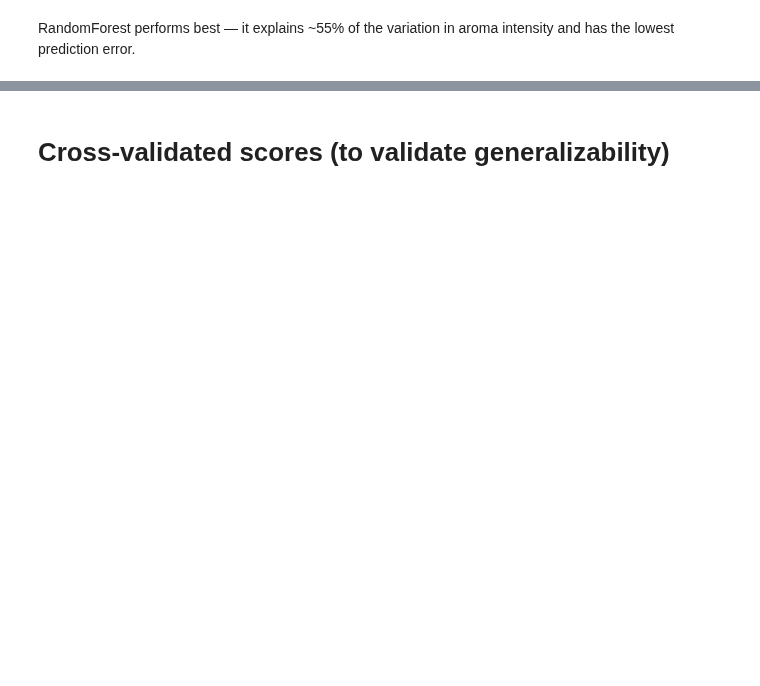
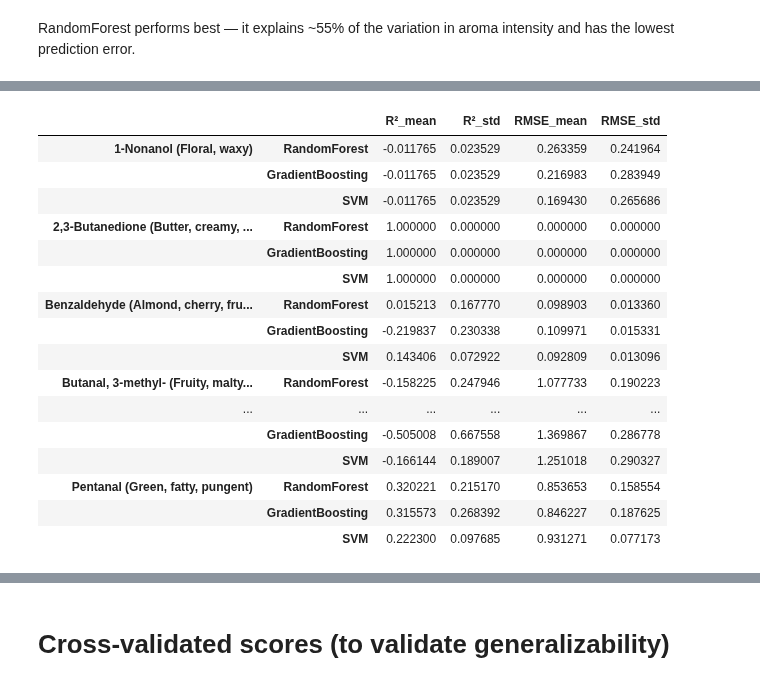
Before and after one commit to Fatemeh1362/internship, a Jupyter notebook: modified_genome_flavor-aroma_2.ipynb, the cells around one changed output, grey strips where cells are left out. Drawn from its saved outputs; the diff is of its cells as text; code cells hidden in the pictures; blank space fills up the shorter version.

```diff
--- a/modified_genome_flavor-aroma_2.ipynb
+++ b/modified_genome_flavor-aroma_2.ipynb
@@ -599,14 +601,6 @@ for aroma in aroma_cols:
 
         # Save results
         results[(aroma, name)] = {"r2": r2, "rmse": rmse}
-
-        # Optional: plot
-        sns.scatterplot(x=y_test, y=y_pred)
-        plt.xlabel("True")
-        plt.ylabel("Predicted")
-        plt.title(f"{name} - {aroma}")
-        plt.grid(True)
-        plt.show()
 # %% [output]
 [aroma] 1-Nonanol (Floral, waxy)
  - RandomForest: R²=0.000 | RMSE=0.082
@@ -705,0 +632,57 @@ SNPs are not strong predictors of exact aroma intensities
+# %%
+import numpy as np
+import pandas as pd
+from sklearn.ensemble import RandomForestRegressor, GradientBoostingRegressor
+from sklearn.svm import SVR
+from sklearn.model_selection import KFold, cross_val_score
+from sklearn.metrics import make_scorer, r2_score, mean_squared_error
+
+# Custom scorer for RMSE (since sklearn doesn’t provide it by default)
+def rmse_scorer(y_true, y_pred):
+    return np.sqrt(mean_squared_error(y_true, y_pred))
+
+rmse = make_scorer(rmse_scorer, greater_is_better=False)  # negative for consistency
+
+# Storage
+results_cv = {}
+
+# Loop over aromas
+for aroma in aroma_cols:
+    print(f"\n[aroma] {aroma}")
+
+    # Use top SNPs for this aroma
+    top_snps = top_hits.query("aroma == @aroma")["SNP"].unique().tolist()
+    if not top_snps:
+        print("No top SNPs found, skipping.")
+        continue
+
+    X = merged_clean[top_snps].copy().fillna(0).astype(float)
+    y = np.log1p(merged_clean[aroma].astype(float).clip(lower=0))
+
+    models = {
+        "RandomForest": RandomForestRegressor(n_estimators=200, random_state=42),
+        "GradientBoosting": GradientBoostingRegressor(n_estimators=200, learning_rate=0.05, random_state=42),
+        "SVM": SVR(kernel='rbf', C=1.0, epsilon=0.1)
+    }
+
+    for name, model in models.items():
+        # Cross-validation (5 folds)
+        kf = KFold(n_splits=5, shuffle=True, random_state=42)
+
+        r2_scores = cross_val_score(model, X, y, cv=kf, scoring="r2")
+        rmse_scores = -cross_val_score(model, X, y, cv=kf, scoring=rmse)
+
+        results_cv[(aroma, name)] = {
+            "R²_mean": np.mean(r2_scores),
+            "R²_std": np.std(r2_scores),
+            "RMSE_mean": np.mean(rmse_scores),
+            "RMSE_std": np.std(rmse_scores)
+        }
+
+        print(f" - {name}: R²={np.mean(r2_scores):.3f} ± {np.std(r2_scores):.3f} | "
+              f"RMSE={np.mean(rmse_scores):.3f} ± {np.std(rmse_scores):.3f}")
+
+# Results dataframe
+results_df_cv = pd.DataFrame(results_cv).T
+display(results_df_cv)
+# %% [output]
@@ -706 +706,18 @@ SNPs are not strong predictors of exact aroma intensities
+|  |  | R²_mean | R²_std | RMSE_mean | RMSE_std |
+| 1-Nonanol (Floral, waxy) | RandomForest | -0.011765 | 0.023529 | 0.263359 | 0.241964 |
+|  | GradientBoosting | -0.011765 | 0.023529 | 0.216983 | 0.283949 |
+|  | SVM | -0.011765 | 0.023529 | 0.169430 | 0.265686 |
+| 2,3-Butanedione (Butter, creamy, ... | RandomForest | 1.000000 | 0.000000 | 0.000000 | 0.000000 |
+|  | GradientBoosting | 1.000000 | 0.000000 | 0.000000 | 0.000000 |
+|  | SVM | 1.000000 | 0.000000 | 0.000000 | 0.000000 |
+| Benzaldehyde (Almond, cherry, fru... | RandomForest | 0.015213 | 0.167770 | 0.098903 | 0.013360 |
+|  | GradientBoosting | -0.219837 | 0.230338 | 0.109971 | 0.015331 |
+|  | SVM | 0.143406 | 0.072922 | 0.092809 | 0.013096 |
+| Butanal, 3-methyl- (Fruity, malty... | RandomForest | -0.158225 | 0.247946 | 1.077733 | 0.190223 |
+| ... | ... | ... | ... | ... | ... |
+|  | GradientBoosting | -0.505008 | 0.667558 | 1.369867 | 0.286778 |
+|  | SVM | -0.166144 | 0.189007 | 1.251018 | 0.290327 |
+| Pentanal (Green, fatty, pungent) | RandomForest | 0.320221 | 0.215170 | 0.853653 | 0.158554 |
+|  | GradientBoosting | 0.315573 | 0.268392 | 0.846227 | 0.187625 |
+|  | SVM | 0.222300 | 0.097685 | 0.931271 | 0.077173 |
 # %% [markdown]
```
Also changed, not shown: parts of 20 cells of this notebook.
